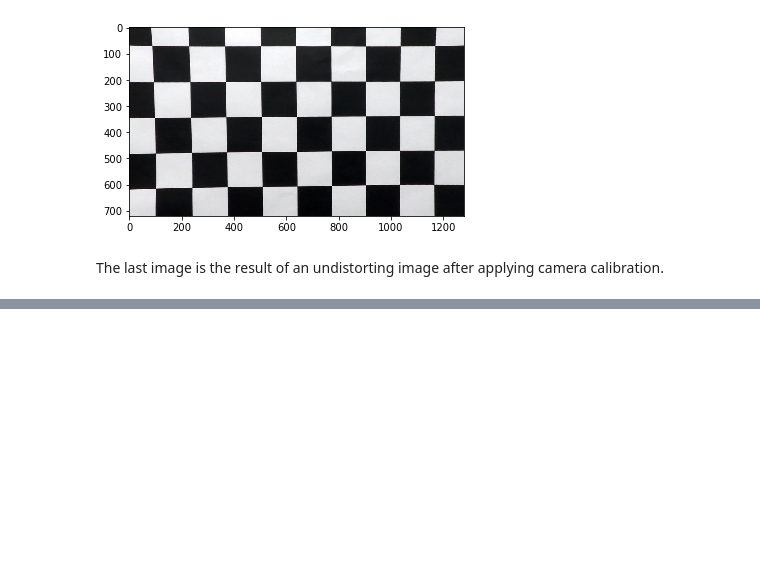
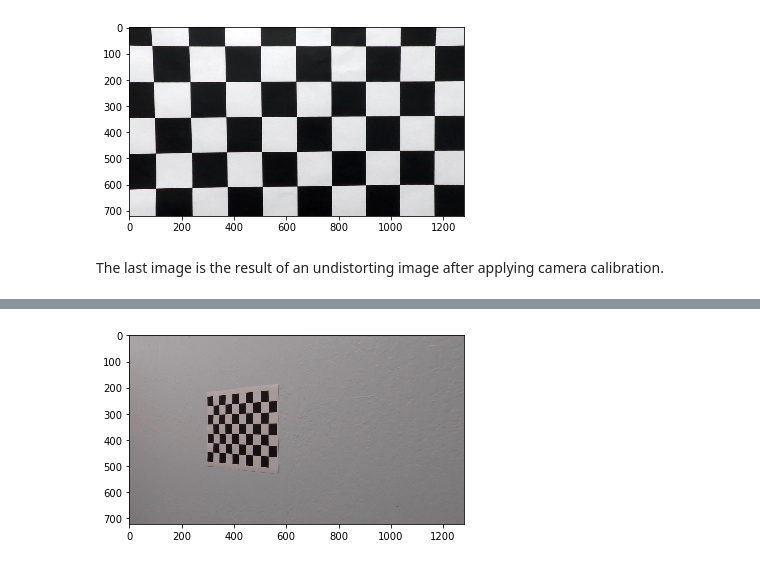
Before and after one commit to musa-atlihan/CarND-Advanced-Lane-Lines, a Jupyter notebook: project-report.ipynb, the cells around one changed output, grey strips where cells are left out. Drawn from its saved outputs; the diff is of its cells as text; code cells hidden in the pictures; blank space fills up the shorter version.

```diff
--- a/project-report.ipynb
+++ b/project-report.ipynb
@@ -75,21 +75,21 @@ nx = 6
 
 # prepare object points like (0, 0, 0), (1, 0, 0), (2, 0, 0), ..., (7, 5, 0)
 objp = np.zeros((ny * nx, 3), np.float32)
-objp[:,:2] = np.mgrid[0:ny,0:nx].T.reshape(-1,2)
+objp[:,:2] = np.mgrid[0:nx,0:ny].T.reshape(-1,2)
 
 images = glob.glob('./camera_cal/calibration*.jpg')
 
 for path in images:
     img = cv2.imread(path)
     gray = cv2.cvtColor(img, cv2.COLOR_BGR2GRAY)
-    ret, corners = cv2.findChessboardCorners(gray, (ny, nx), None)
+    ret, corners = cv2.findChessboardCorners(gray, (nx, ny), None)
 
     # if corners are found, add object and image points
     if ret == True:
         imgpoints.append(corners)
         objpoints.append(objp) # all object points will be the same for each imgpoints
         # draw and display corners
-        img = cv2.drawChessboardCorners(img, (ny, nx), corners, ret)
+        img = cv2.drawChessboardCorners(img, (nx, ny), corners, ret)
         #plt.imshow(img)
         #plt.show()
         #plt.close()
@@ -141,0 +171,13 @@ The last image is the result of an undistorting image after applying camera cali
+# %%
+# now undistort the image
+nx = 9
+ny = 6
+
+# we know c_mtx and dist from the previous section.
+undist = cv2.undistort(img, c_mtx, dist, None, c_mtx)
+
+plt.imshow(undist)
+plt.show()
+plt.close()
+# %% [output]
+[figure, added]
```
Also changed, not shown: parts of 12 cells of this notebook.
